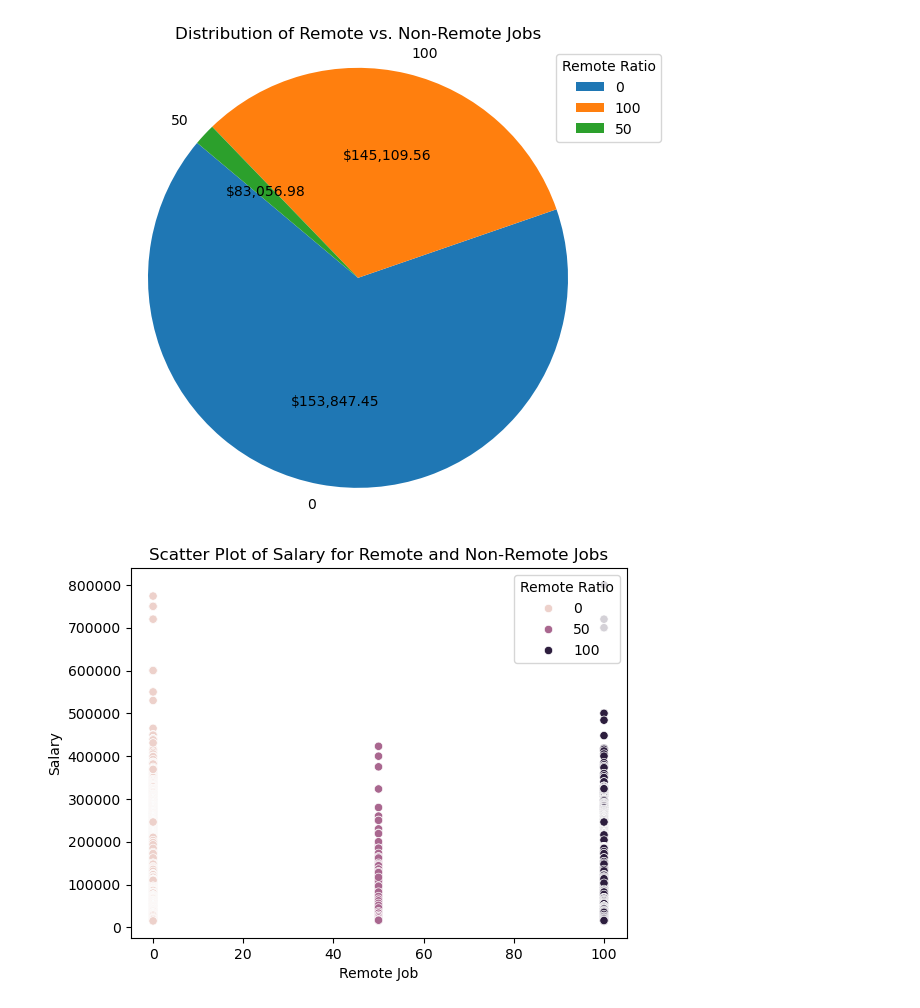
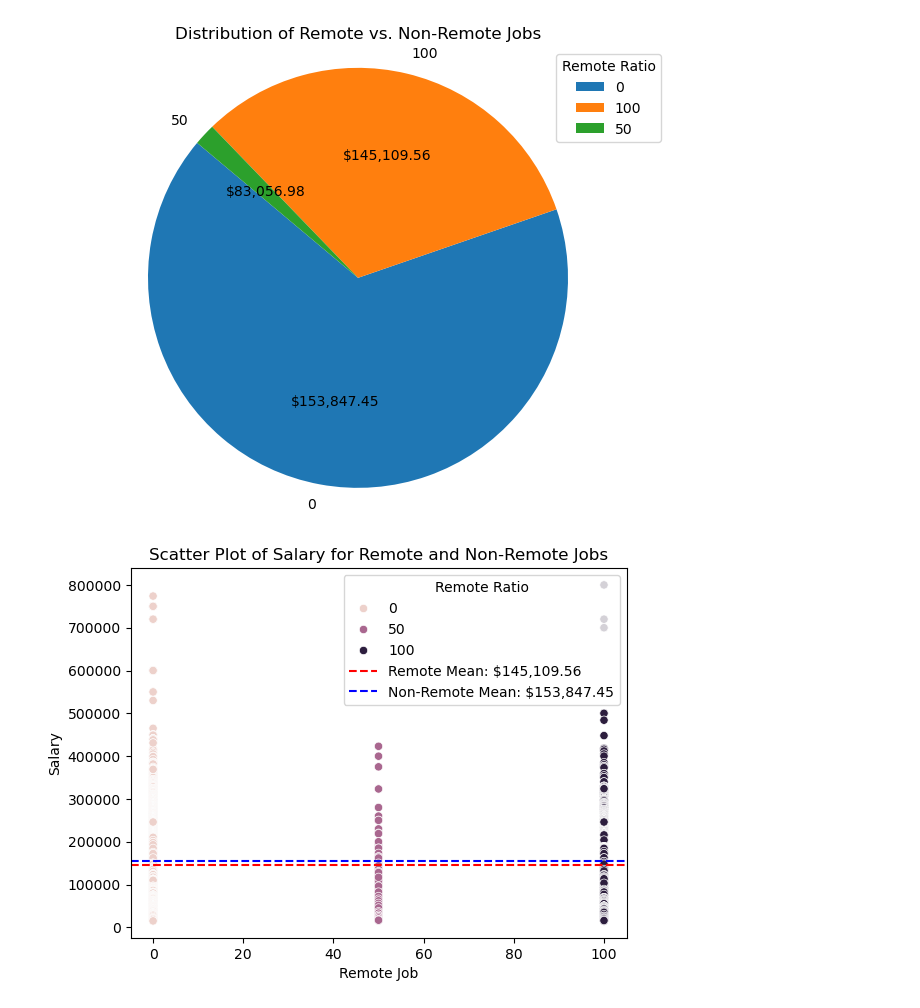
Before and after one commit to Starkilled1/Data-Salaries-2023-2024-analysis, a Jupyter notebook: Oscar.ipynb, the cells around one changed output. Cells and saved outputs as stored; diff of their text form; code cells hidden in the pictures.

```diff
--- a/Oscar.ipynb
+++ b/Oscar.ipynb
@@ -88,11 +90,22 @@ plt.show()
 # %% [output]
 [figure]
 # %%
+# Make scatter plot
 sns.scatterplot(x='remote_ratio', y='salary_in_usd', data=salaries_df, hue='remote_ratio')
 plt.xlabel('Remote Job')
 plt.ylabel('Salary')
 plt.title('Scatter Plot of Salary for Remote and Non-Remote Jobs')
 plt.legend(title='Remote Ratio', loc='upper right')
+
+# Calcular la media de los salarios para trabajos remotos y no remotos
+remote_mean = salaries_df[salaries_df['remote_ratio'] == 100]['salary_in_usd'].mean()
+non_remote_mean = salaries_df[salaries_df['remote_ratio'] == 0]['salary_in_usd'].mean()
+
+# Dibujar líneas para resaltar la media de cada tipo de trabajo
+plt.axhline(remote_mean, color='red', linestyle='--', label=f'Remote Mean: ${remote_mean:,.2f}')
+plt.axhline(non_remote_mean, color='blue', linestyle='--', label=f'Non-Remote Mean: ${non_remote_mean:,.2f}')
+
+plt.legend(title='Remote Ratio', loc='upper right')
 plt.show()
 # %% [output]
-[figure, old version]
+[figure, new version]
```
Also changed, not shown: parts of 5 cells of this notebook, 1 other file.
